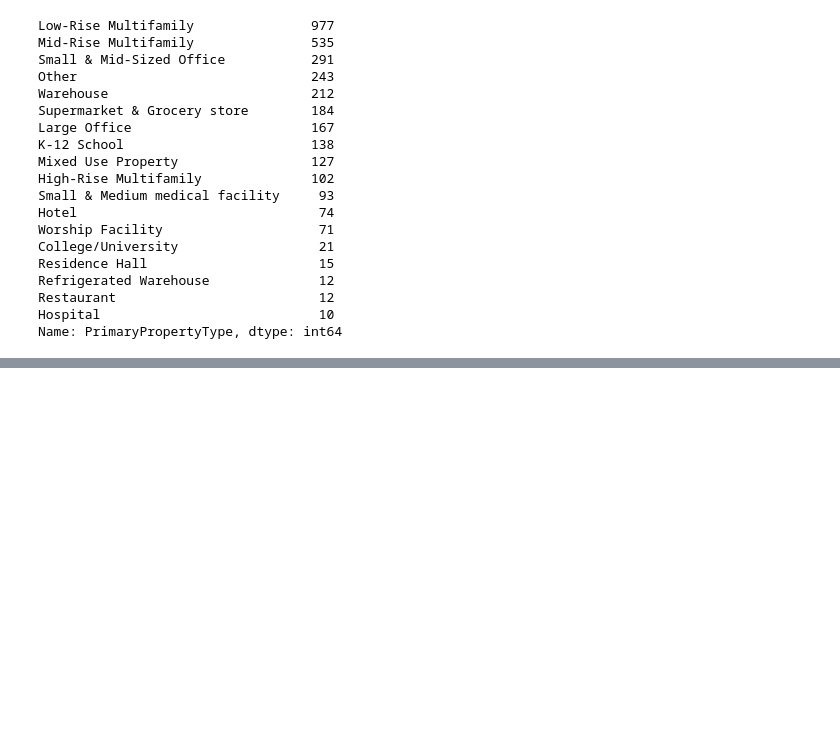
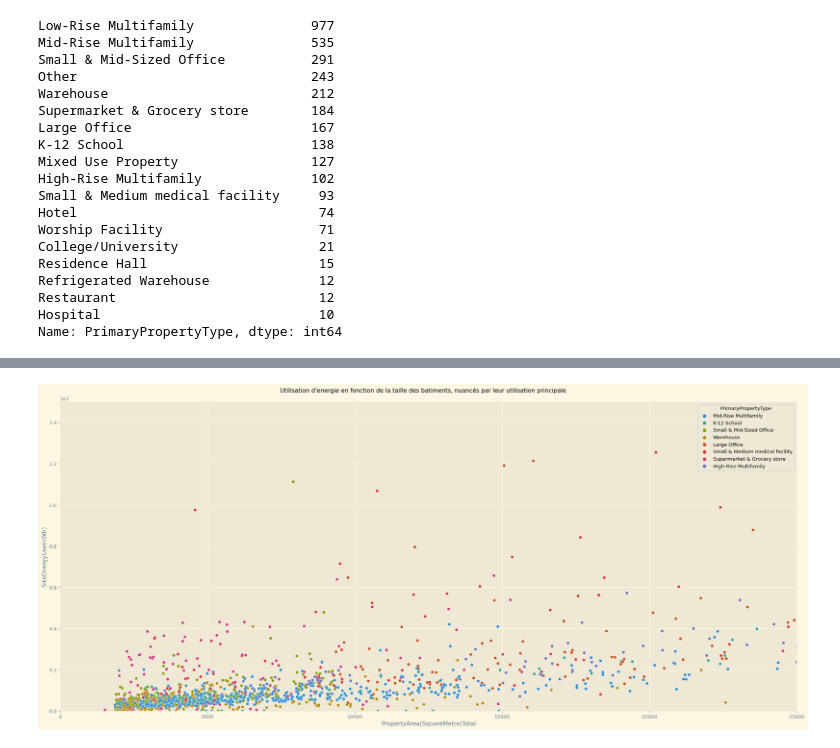
Before and after one commit to Psemp/ds_p4, a Jupyter notebook: first_look.ipynb, the cells around one changed output, grey strips where cells are left out. Cells and saved outputs as stored; diff of their text form; code cells hidden in the pictures; blank space fills up the shorter version.

```diff
--- a/first_look.ipynb
+++ b/first_look.ipynb
@@ -698,0 +759,31 @@ select_eight = [
+# %%
+# Zooming on y=0.5 kWh/m2, x= 25km2
+
+fig, (ax1) = plt.subplots(
+    ncols=1,
+    nrows=1,
+    figsize=(22, 10),
+    dpi=pc_dpi,
+)
+
+ax1 = sns.scatterplot(
+    x="PropertyArea(SquareMetre)Total",
+    y="SiteEnergyUse(kWh)",
+    hue="PrimaryPropertyType",
+    data=data_ptype
+)
+
+
+ax1.set_ylim(-100, 15000000)
+ax1.set_xlim(0, 25000)
+
+###
+# Titles/Lables
+fig.suptitle("Utilisation d'energie en fonction de la taille des batiments, nuancés par leur utilisation principale")
+#
+###
+
+plt.tight_layout()
+plt.show()
+# %% [output]
+[figure, added]
```
Also changed, not shown: parts of 4 cells of this notebook.
